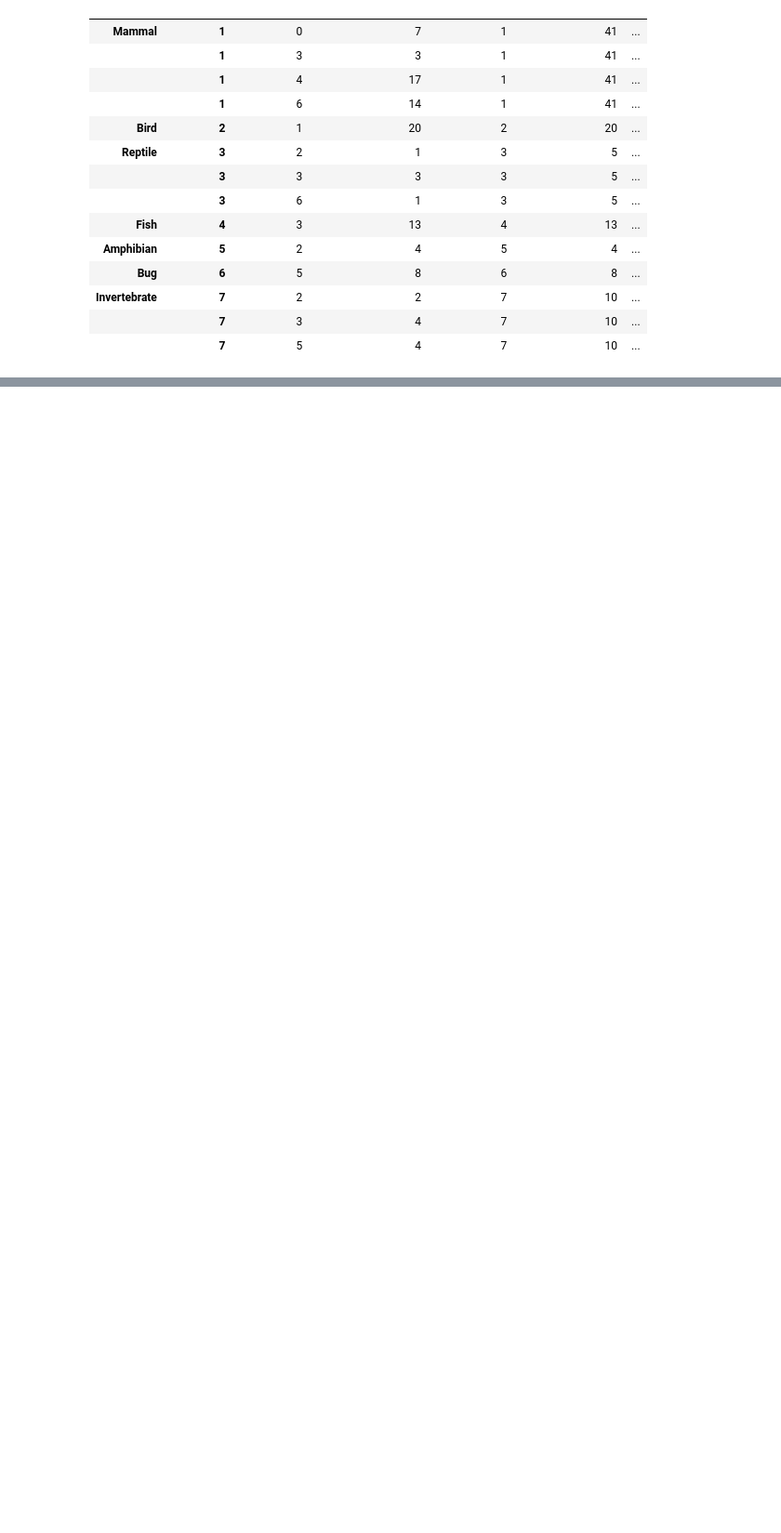
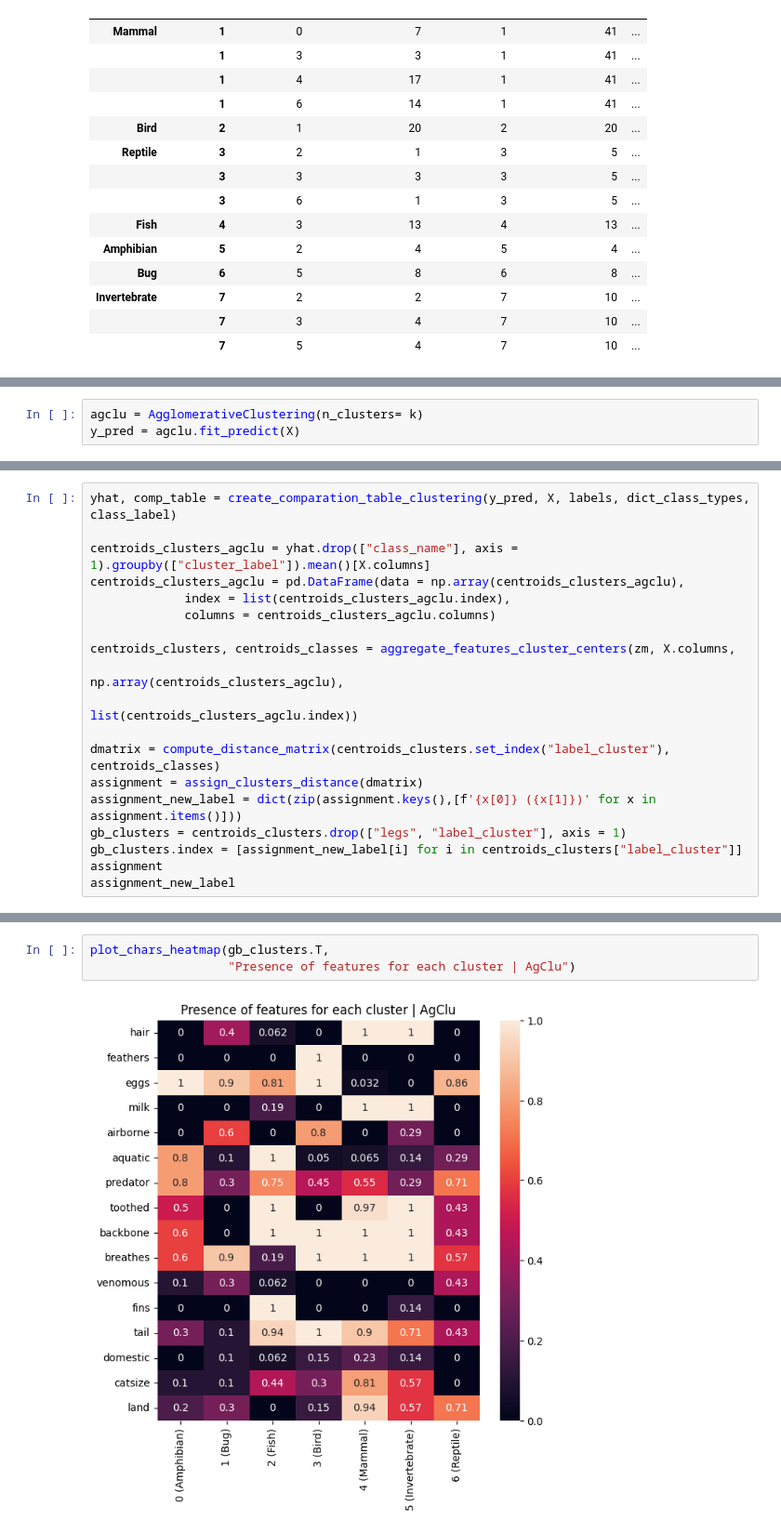
Before and after one commit to ffaundezcab/animal_classification, a Jupyter notebook: notebooks/model.ipynb, the cells around one changed output, grey strips where cells are left out. Shown at 93% size. Drawn from its saved outputs; the diff is of its cells as text; blank space fills up the shorter version.

```diff
--- a/notebooks/model.ipynb
+++ b/notebooks/model.ipynb
@@ -542,0 +667,3 @@ comp_table
+# %%
+agclu = AgglomerativeClustering(n_clusters= k)
+y_pred = agclu.fit_predict(X)
@@ -542,0 +678,19 @@ comp_table
+# %%
+yhat, comp_table = create_comparation_table_clustering(y_pred, X, labels, dict_class_types, class_label)
+
+centroids_clusters_agclu = yhat.drop(["class_name"], axis = 1).groupby(["cluster_label"]).mean()[X.columns]
+centroids_clusters_agclu = pd.DataFrame(data = np.array(centroids_clusters_agclu),
+             index = list(centroids_clusters_agclu.index),
+             columns = centroids_clusters_agclu.columns)
+
+centroids_clusters, centroids_classes = aggregate_features_cluster_centers(zm, X.columns,
+                                                                        np.array(centroids_clusters_agclu),
+                                                                        list(centroids_clusters_agclu.index))
+
+dmatrix = compute_distance_matrix(centroids_clusters.set_index("label_cluster"), centroids_classes)
+assignment = assign_clusters_distance(dmatrix)
+assignment_new_label = dict(zip(assignment.keys(),[f'{x[0]} ({x[1]})' for x in assignment.items()]))
+gb_clusters = centroids_clusters.drop(["legs", "label_cluster"], axis = 1)
+gb_clusters.index = [assignment_new_label[i] for i in centroids_clusters["label_cluster"]]
+assignment
+assignment_new_label
@@ -542,0 +705,5 @@ comp_table
+# %%
+plot_chars_heatmap(gb_clusters.T,
+                   "Presence of features for each cluster | AgClu")
+# %% [output]
+[figure, added]
```
Also changed, not shown: parts of 15 cells of this notebook.
